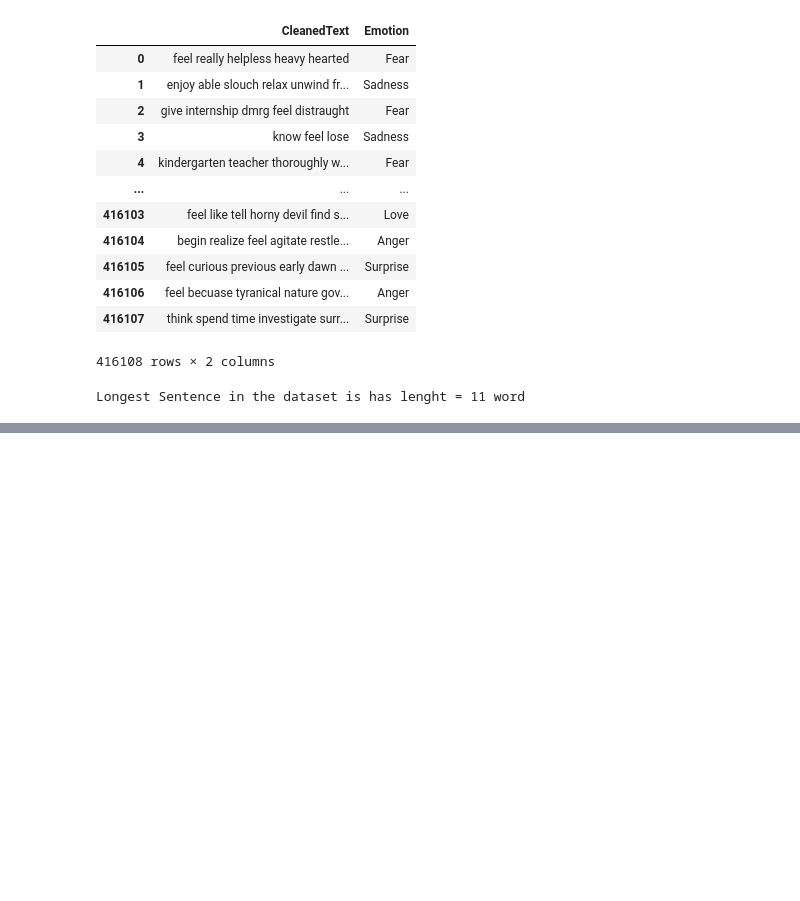
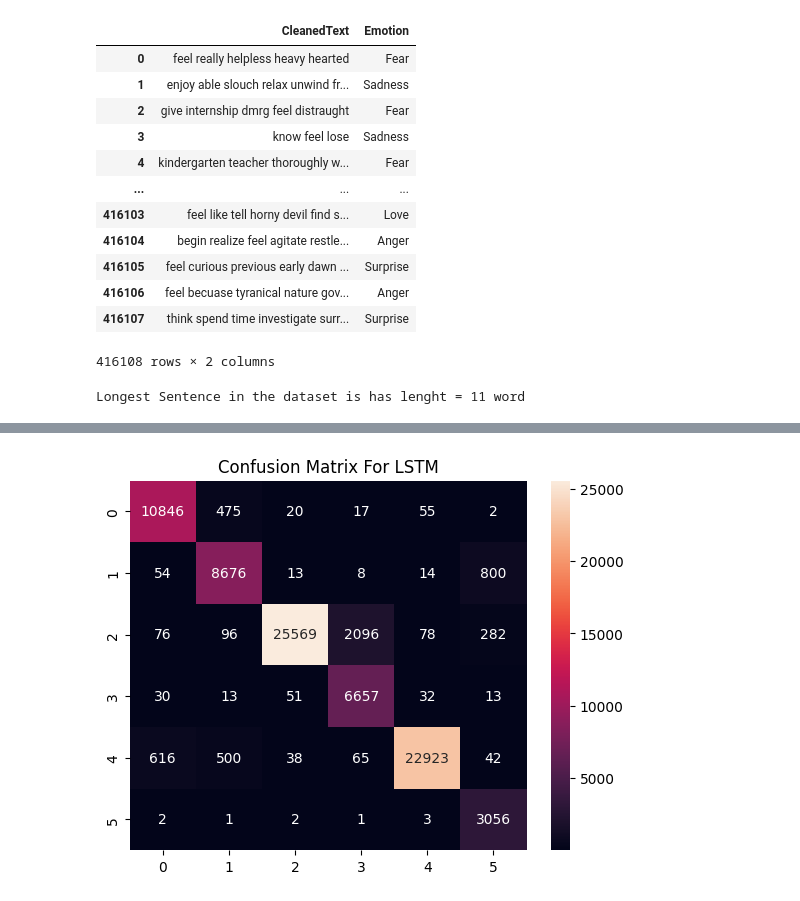
Before and after one commit to Youssef3082004/Tawasul, a Jupyter notebook: model.ipynb, the cells around one changed output, grey strips where cells are left out. Cells and saved outputs as stored; diff of their text form; code cells hidden in the pictures; blank space fills up the shorter version.

Commit message:
LSTM Model With Accurecy = 94 %

```diff
--- a/model.ipynb
+++ b/model.ipynb
@@ -45,8 +55,8 @@ X = df["CleanedText"]
 Y = df["Emotion"]
 X_train, X_test, y_train, y_test = train_test_split(X,Y,test_size=0.2,random_state=42)
 # %%
-VOCAB_SIZE = 20000
-MAX_LEN = 100
+VOCAB_SIZE = 10000
+MAX_LEN = 25
 NUM_CLASSES = 6
 # %%
 tokenizer = Tokenizer(num_words=VOCAB_SIZE, oov_token="<OOV>")
@@ -77,13 +96,9 @@ print(class_weights)
 # %%
-VOCAB_SIZE = 20000
-MAX_LEN = 100
-NUM_CLASSES = 6
-
 model = Sequential([
-    Embedding(VOCAB_SIZE, 256),
-    Bidirectional(LSTM(128, return_sequences=True, use_bias=True)),
+    Embedding(VOCAB_SIZE, 128,input_length=MAX_LEN),
+    Bidirectional(LSTM(128,return_sequences=True,use_bias=True)),
     Dropout(0.5),
-    Bidirectional(LSTM(64, use_bias=True)),
+    Bidirectional(LSTM(64,use_bias=True)),
     Dropout(0.5),
     Dense(NUM_CLASSES, activation='softmax')
 ])
@@ -107,0 +146,10 @@ plt.ylim(0, None)
+# %%
+y_pred_probs = model.predict(X_test_padded)
+y_pred_labels = np.argmax(y_pred_probs, axis=1)
+# %%
+conf = confusion_matrix(y_true=y_test_labels,y_pred=y_pred_labels)
+sns.heatmap(conf,annot=True,fmt="1.0f")
+plt.title("Confusion Matrix For LSTM")
+plt.show()
+# %% [output]
+[figure, added]
```
Also changed, not shown: parts of 12 cells of this notebook.
